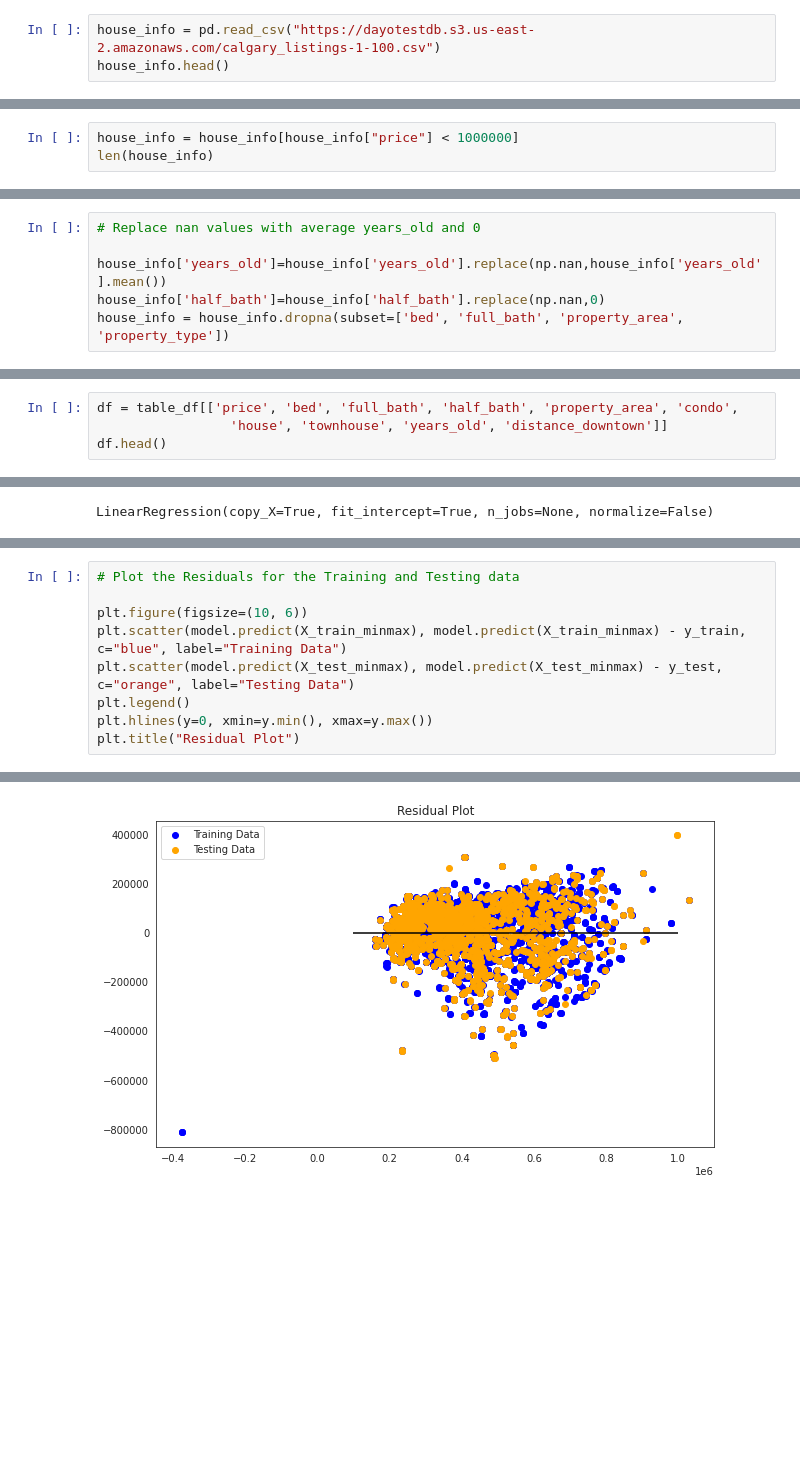
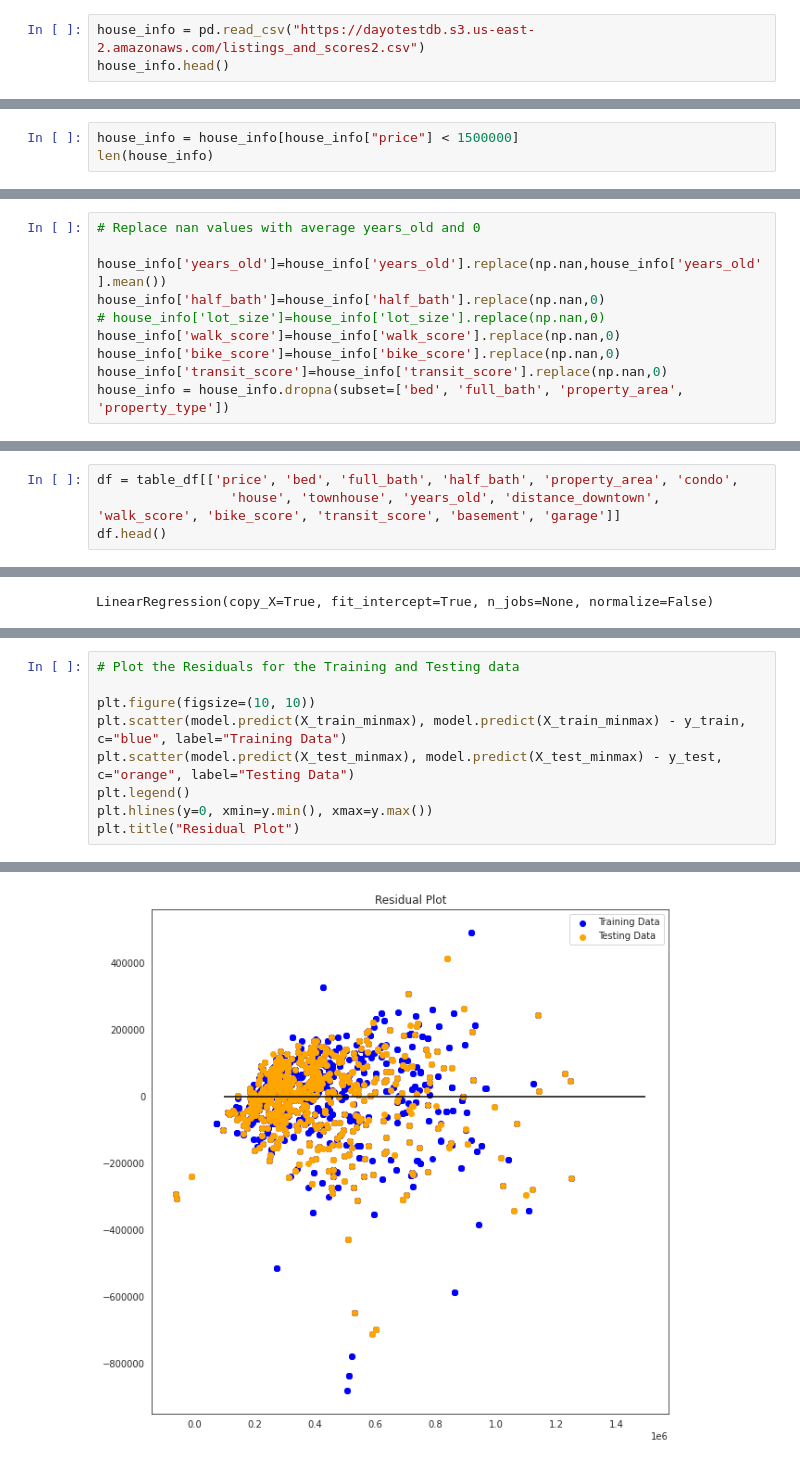
Before and after one commit to dayothompson/ML_Project, a Jupyter notebook: ML_Project.ipynb, the cells around one changed output, grey strips where cells are left out. Saved outputs shown, nothing was run; the diff lists cells and outputs as text; blank space fills up the shorter version.

```diff
--- a/ML_Project.ipynb
+++ b/ML_Project.ipynb
@@ -10,6 +10,6 @@ import math
 import warnings
 warnings.filterwarnings("ignore")
 # %%
-house_info = pd.read_csv("https://dayotestdb.s3.us-east-2.amazonaws.com/calgary_listings-1-100.csv")
+house_info = pd.read_csv("https://dayotestdb.s3.us-east-2.amazonaws.com/listings_and_scores2.csv")
 house_info.head()
 # %% [output]
@@ -22,6 +22,6 @@ house_info.head()
 # %% [markdown]
 ## **Analyzing Data**
 # %%
-house_info = house_info[house_info["price"] < 1000000]
+house_info = house_info[house_info["price"] < 1500000]
 len(house_info)
 # %% [output]
@@ -71,4 +73,8 @@ sns.heatmap(data=house_info.isnull(), yticklabels=False)
 
 house_info['years_old']=house_info['years_old'].replace(np.nan,house_info['years_old'].mean())
 house_info['half_bath']=house_info['half_bath'].replace(np.nan,0)
+# house_info['lot_size']=house_info['lot_size'].replace(np.nan,0)
+house_info['walk_score']=house_info['walk_score'].replace(np.nan,0)
+house_info['bike_score']=house_info['bike_score'].replace(np.nan,0)
+house_info['transit_score']=house_info['transit_score'].replace(np.nan,0)
 house_info = house_info.dropna(subset=['bed', 'full_bath', 'property_area', 'property_type'])
@@ -133,6 +146,6 @@ table_df.head()
 # %%
 df = table_df[['price', 'bed', 'full_bath', 'half_bath', 'property_area', 'condo',
-                 'house', 'townhouse', 'years_old', 'distance_downtown']]
+                 'house', 'townhouse', 'years_old', 'distance_downtown', 'walk_score', 'bike_score', 'transit_score', 'basement', 'garage']]
 df.head()
 # %% [output]
 |  | price | bed | full_bath | half_bath | property_area | condo | house | townhouse | years_old | ... |
@@ -247,12 +281,12 @@ array([432038.92134921])
 # %%
 # Plot the Residuals for the Training and Testing data
 
-plt.figure(figsize=(10, 6))
+plt.figure(figsize=(10, 10))
 plt.scatter(model.predict(X_train_minmax), model.predict(X_train_minmax) - y_train, c="blue", label="Training Data")
 plt.scatter(model.predict(X_test_minmax), model.predict(X_test_minmax) - y_test, c="orange", label="Testing Data")
 plt.legend()
 plt.hlines(y=0, xmin=y.min(), xmax=y.max())
 plt.title("Residual Plot")
 # %% [output]
 Text(0.5, 1.0, 'Residual Plot')
-[figure, old version]
+[figure, new version]
```
Also changed, not shown: parts of 21 cells of this notebook.
